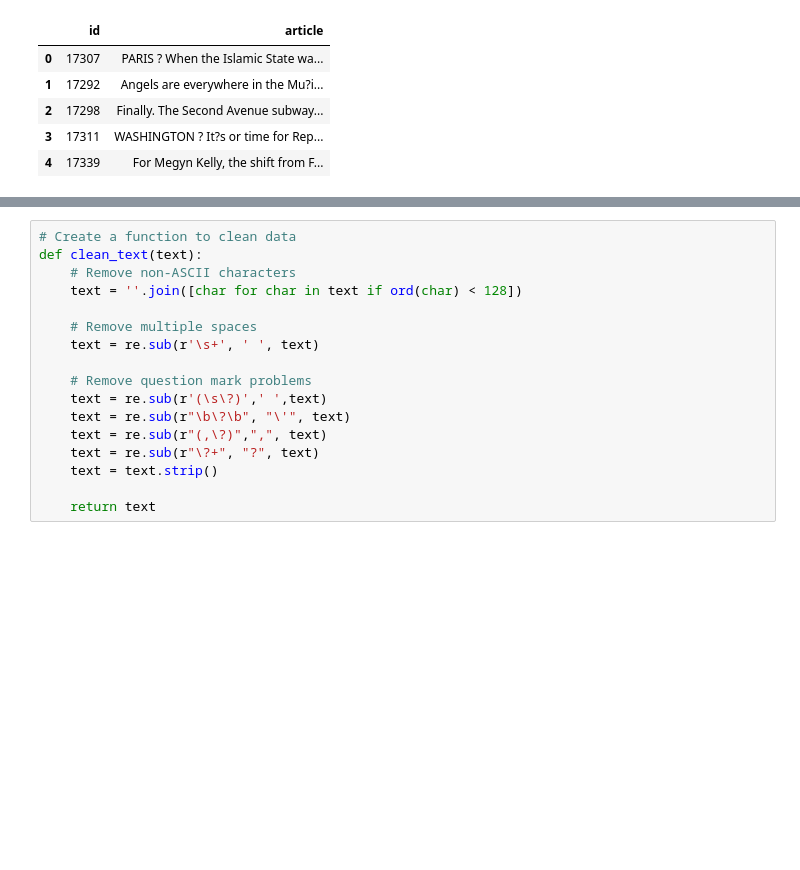
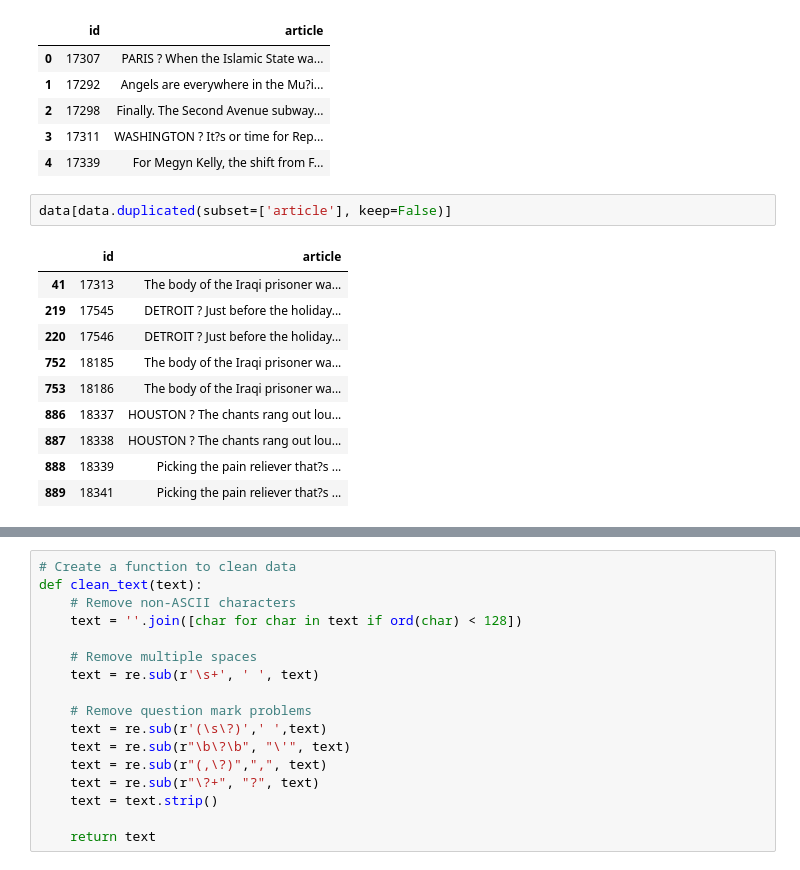
Before and after one commit to robinviltoriano/NLP_Assignment_2, a Jupyter notebook: S-BERT search.ipynb, the cells around one changed output, grey strips where cells are left out. Drawn from its saved outputs; the diff is of its cells as text; blank space fills up the shorter version.

```diff
--- a/S-BERT search.ipynb
+++ b/S-BERT search.ipynb
@@ -20,3 +17,16 @@ data.head()
 | 2 | 17298 | Finally. The Second Avenue subway... |
 | 3 | 17311 | WASHINGTON ? It?s or time for Rep... |
 | 4 | 17339 | For Megyn Kelly, the shift from F... |
+# %%
+data[data.duplicated(subset=['article'], keep=False)]
+# %% [output]
+|  | id | article |
+| 41 | 17313 | The body of the Iraqi prisoner wa... |
+| 219 | 17545 | DETROIT ? Just before the holiday... |
+| 220 | 17546 | DETROIT ? Just before the holiday... |
+| 752 | 18185 | The body of the Iraqi prisoner wa... |
+| 753 | 18186 | The body of the Iraqi prisoner wa... |
+| 886 | 18337 | HOUSTON ? The chants rang out lou... |
+| 887 | 18338 | HOUSTON ? The chants rang out lou... |
+| 888 | 18339 | Picking the pain reliever that?s ... |
+| 889 | 18341 | Picking the pain reliever that?s ... |
```
Also changed, not shown: parts of 20 cells of this notebook.
